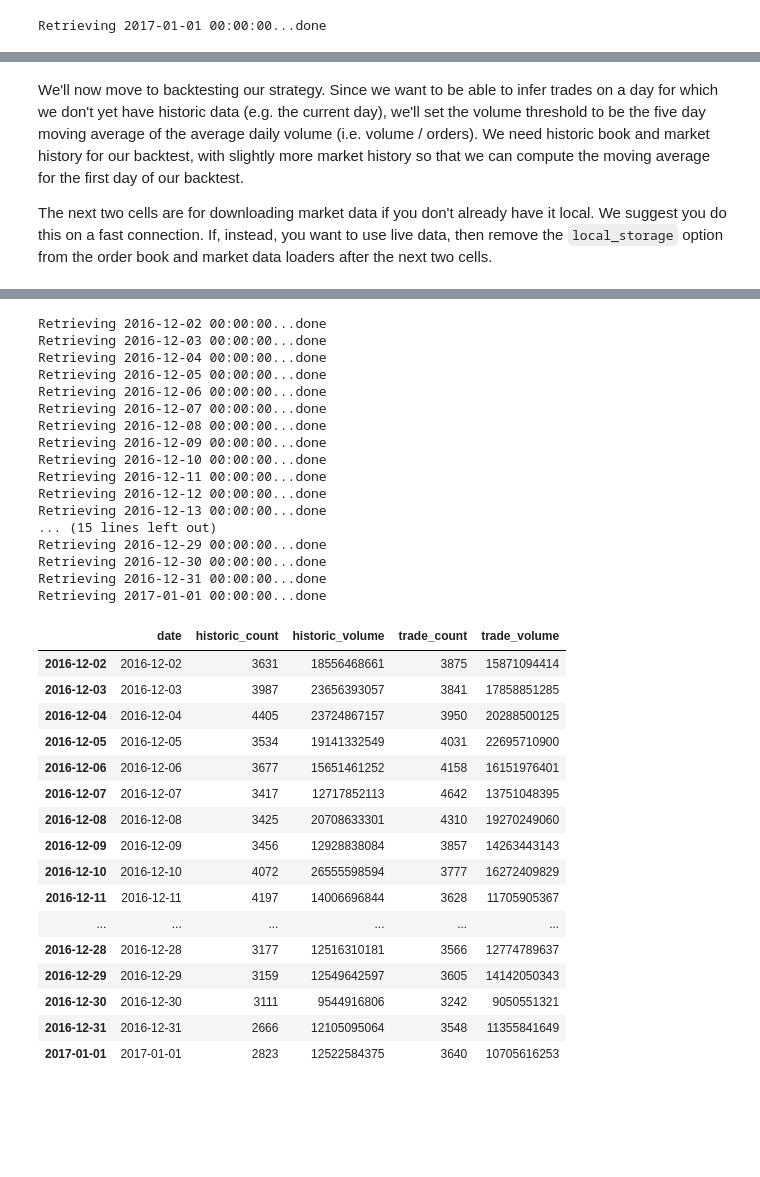
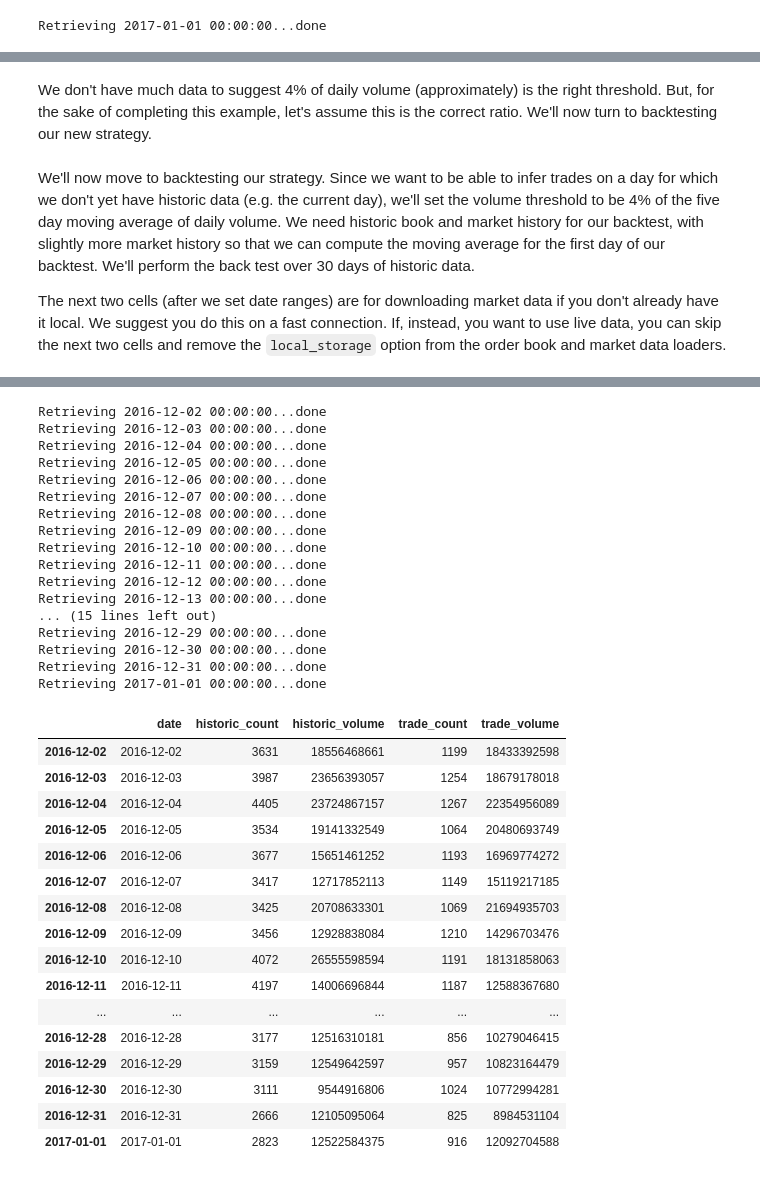
Before and after one commit to OrbitalEnterprises/eve-market-strategies, a Jupyter notebook: code/book/Example_4_Trade_Heuristic.ipynb, the cells around one changed output, grey strips where cells are left out. Saved outputs shown, nothing was run; the diff lists cells and outputs as text; code cells hidden in the pictures; blank space fills up the shorter version.

Commit message:
part one of example 4 update

```diff
--- a/code/book/Example_4_Trade_Heuristic.ipynb
+++ b/code/book/Example_4_Trade_Heuristic.ipynb
@@ -46,0 +101,12 @@ Retrieving 2017-01-01 00:00:00...done
+# %%
+# Because this is a common problem, we'ved added a "fill_gaps" option to the order book loader which will
+# backfill gaps when it's clear an order is missing.  When the order loader detects a gap, it works
+# backwards from the snapshot where the gap was detected, inserting the order into any missing snapshot
+# until it finds a snapshot with a timestamp before the issue date of the order, or it finds a snapshot
+# where the order already exists.
+#
+# Let's re-load the order book to see how this fixes our problem.  Note the "fill_gaps" option we've included
+# in the configuration dictionary:
+#
+order_book = OrderBook.get_data_frame(dates=[compute_date], types=[type_id], regions=[region_id],
+                                      config=dict(local_storage=".", tree=True, skip_missing=True, fill_gaps=True, verbose=True))
@@ -446,0 +361,2 @@ def infer_trades_3(order_book, volume_threshold):
+# %% [markdown]
+We don't have much data to suggest 4% of daily volume (approximately) is the right threshold.  But, for the sake of completing this example, let's assume this is the correct ratio.  We'll now turn to backtesting our new strategy.
@@ -447,12 +418,4 @@ def infer_trades_3(order_book, volume_threshold):
 # %% [markdown]
-We'll now move to backtesting our strategy.  Since we want to be able to infer trades
-on a day for which we don't yet have historic data (e.g. the current day), we'll set
-the volume threshold to be the five day moving average of the average daily volume
-\(i.e. volume / orders\).  We need historic book and market history for our backtest,
-with slightly more market history so that we can compute the moving average for
-the first day of our backtest.
+We'll now move to backtesting our strategy.  Since we want to be able to infer trades on a day for which we don't yet have historic data \(e.g. the current day\), we'll set the volume threshold to be 4% of the five day moving average of daily volume.  We need historic book and market history for our backtest, with slightly more market history so that we can compute the moving average for the first day of our backtest.  We'll perform the back test over 30 days of historic data.
 
-The next two cells are for downloading market data if you don't already have it local.
-We suggest you do this on a fast connection.  If, instead, you want to use live data, then
-remove the `local_storage` option from the order book and market data loaders after
-the next two cells.
+The next two cells \(after we set date ranges\) are for downloading market data if you don't already have it local.  We suggest you do this on a fast connection.  If, instead, you want to use live data, you can skip the next two cells and remove the `local_storage` option from the order book and market data loaders.
@@ -534,56 +502,59 @@ Retrieving 2016-12-30 00:00:00...done
 Retrieving 2016-12-31 00:00:00...done
 Retrieving 2017-01-01 00:00:00...done
 # %%
-# Now run the backtest, storing the results in a DataFrame for further analysis
-volume_thresh_series = (market_history.volume / market_history.order_count).rolling(window=5, center=False).mean()
+# Now run the backtest, storing the results in a DataFrame for further analysis.
+# Note the use of "fill_gaps" in the order book loader.
+#
+volume_thresh_series = market_history.volume.rolling(window=5, center=False).mean()
 test_results = []
-volume_multiplier = 5
+volume_multiplier = 0.04
 for test_date in date_range:
     test_book = OrderBook.get_data_frame(dates=[test_date], types=[type_id], regions=[region_id],
-                                         config=dict(local_storage=".", tree=True, skip_missing=True, verbose=True))
+                                         config=dict(local_storage=".", tree=True, skip_missing=True,
+                                                     fill_gaps=True, verbose=True))
     test_trades = infer_trades_3(test_book, volume_thresh_series.ix[test_date] * volume_multiplier)
     test_results.append({
         'date': test_date,
         'trade_count': len(test_trades),
         'trade_volume': test_trades.volume.sum(),
         'historic_count': market_history.ix[test_date].order_count,
         'historic_volume': market_history.ix[test_date].volume
     })
 test_results_df = DataFrame(test_results, index=[x['date'] for x in test_results])
 test_results_df
 # %% [output]
 Retrieving 2016-12-02 00:00:00...done
 Retrieving 2016-12-03 00:00:00...done
 Retrieving 2016-12-04 00:00:00...done
 Retrieving 2016-12-05 00:00:00...done
 Retrieving 2016-12-06 00:00:00...done
 Retrieving 2016-12-07 00:00:00...done
 Retrieving 2016-12-08 00:00:00...done
 Retrieving 2016-12-09 00:00:00...done
 Retrieving 2016-12-10 00:00:00...done
 Retrieving 2016-12-11 00:00:00...done
 Retrieving 2016-12-12 00:00:00...done
 Retrieving 2016-12-13 00:00:00...done
 ... (15 lines left out)
 Retrieving 2016-12-29 00:00:00...done
 Retrieving 2016-12-30 00:00:00...done
 Retrieving 2016-12-31 00:00:00...done
 Retrieving 2017-01-01 00:00:00...done
 |  | date | historic_count | historic_volume | trade_count | trade_volume |
-| 2016-12-02 | 2016-12-02 | 3631 | 18556468661 | 3875 | 15871094414 |
-| 2016-12-03 | 2016-12-03 | 3987 | 23656393057 | 3841 | 17858851285 |
-| 2016-12-04 | 2016-12-04 | 4405 | 23724867157 | 3950 | 20288500125 |
-| 2016-12-05 | 2016-12-05 | 3534 | 19141332549 | 4031 | 22695710900 |
-| 2016-12-06 | 2016-12-06 | 3677 | 15651461252 | 4158 | 16151976401 |
-| 2016-12-07 | 2016-12-07 | 3417 | 12717852113 | 4642 | 13751048395 |
-| 2016-12-08 | 2016-12-08 | 3425 | 20708633301 | 4310 | 19270249060 |
-| 2016-12-09 | 2016-12-09 | 3456 | 12928838084 | 3857 | 14263443143 |
-| 2016-12-10 | 2016-12-10 | 4072 | 26555598594 | 3777 | 16272409829 |
-| 2016-12-11 | 2016-12-11 | 4197 | 14006696844 | 3628 | 11705905367 |
+| 2016-12-02 | 2016-12-02 | 3631 | 18556468661 | 1199 | 18433392598 |
+| 2016-12-03 | 2016-12-03 | 3987 | 23656393057 | 1254 | 18679178018 |
+| 2016-12-04 | 2016-12-04 | 4405 | 23724867157 | 1267 | 22354956089 |
+| 2016-12-05 | 2016-12-05 | 3534 | 19141332549 | 1064 | 20480693749 |
+| 2016-12-06 | 2016-12-06 | 3677 | 15651461252 | 1193 | 16969774272 |
+| 2016-12-07 | 2016-12-07 | 3417 | 12717852113 | 1149 | 15119217185 |
+| 2016-12-08 | 2016-12-08 | 3425 | 20708633301 | 1069 | 21694935703 |
+| 2016-12-09 | 2016-12-09 | 3456 | 12928838084 | 1210 | 14296703476 |
+| 2016-12-10 | 2016-12-10 | 4072 | 26555598594 | 1191 | 18131858063 |
+| 2016-12-11 | 2016-12-11 | 4197 | 14006696844 | 1187 | 12588367680 |
 | ... | ... | ... | ... | ... | ... |
-| 2016-12-28 | 2016-12-28 | 3177 | 12516310181 | 3566 | 12774789637 |
-| 2016-12-29 | 2016-12-29 | 3159 | 12549642597 | 3605 | 14142050343 |
-| 2016-12-30 | 2016-12-30 | 3111 | 9544916806 | 3242 | 9050551321 |
-| 2016-12-31 | 2016-12-31 | 2666 | 12105095064 | 3548 | 11355841649 |
-| 2017-01-01 | 2017-01-01 | 2823 | 12522584375 | 3640 | 10705616253 |
+| 2016-12-28 | 2016-12-28 | 3177 | 12516310181 | 856 | 10279046415 |
+| 2016-12-29 | 2016-12-29 | 3159 | 12549642597 | 957 | 10823164479 |
+| 2016-12-30 | 2016-12-30 | 3111 | 9544916806 | 1024 | 10772994281 |
+| 2016-12-31 | 2016-12-31 | 2666 | 12105095064 | 825 | 8984531104 |
+| 2017-01-01 | 2017-01-01 | 2823 | 12522584375 | 916 | 12092704588 |
 # %%
```
Also changed, not shown: parts of 36 cells of this notebook.
